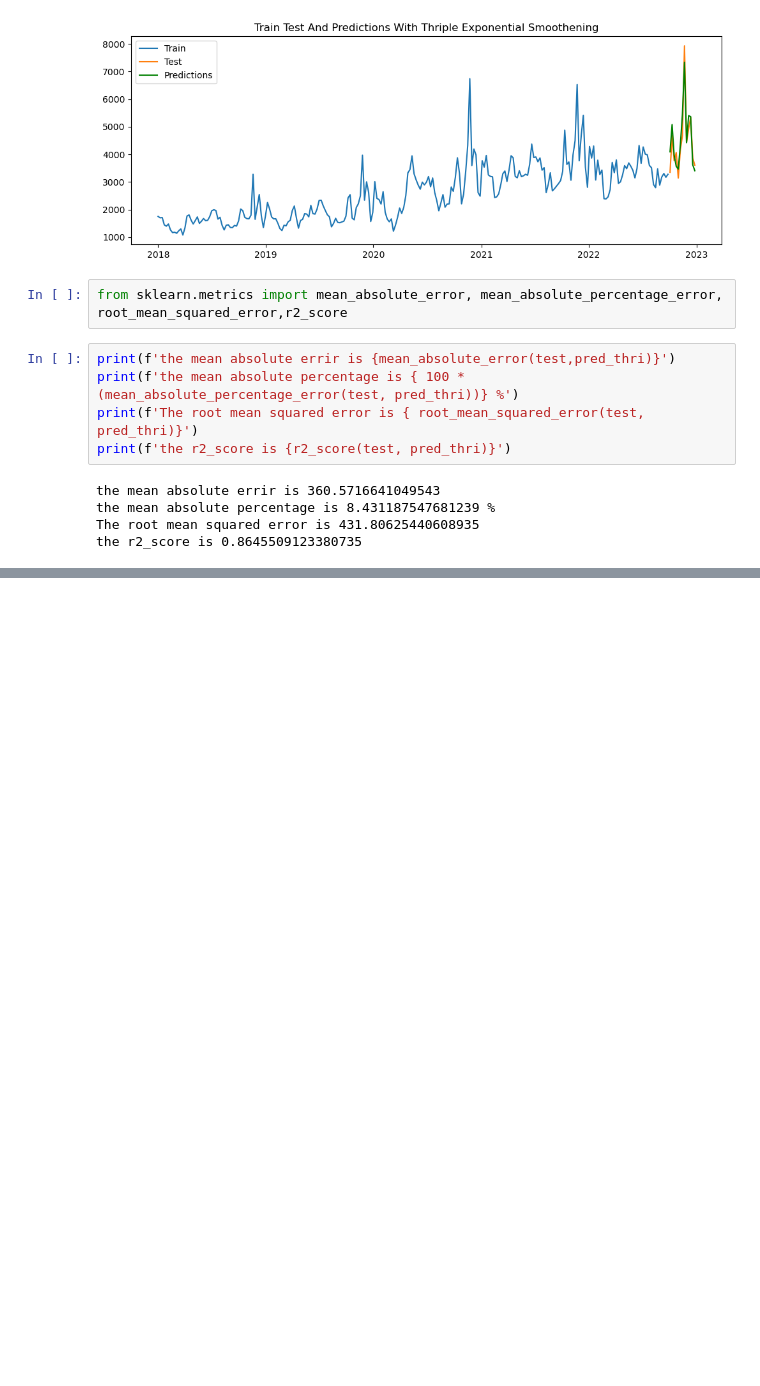
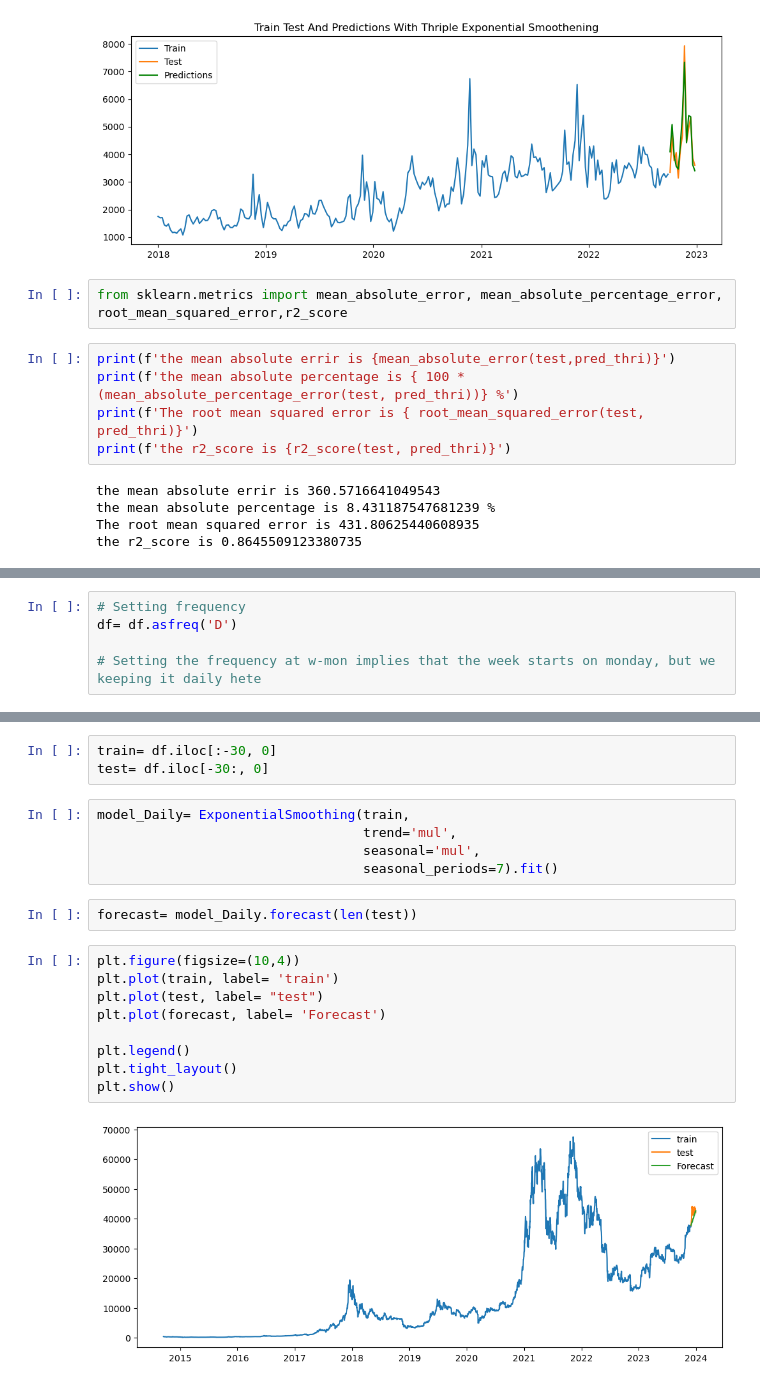
Before and after one commit to steve1-1269/time_series_analysis, a Jupyter notebook: exponential_smooting.ipynb, the cells around one changed output, grey strips where cells are left out. Drawn from its saved outputs; the diff is of its cells as text; blank space fills up the shorter version.

```diff
--- a/exponential_smooting.ipynb
+++ b/exponential_smooting.ipynb
@@ -255,0 +320,5 @@ the r2_score is -0.9184133396175589
+# %%
+# Setting frequency
+df= df.asfreq('D')
+
+# Setting the frequency at w-mon implies that the week starts on monday, but we keeping it daily hete
@@ -255,0 +346,21 @@ the r2_score is -0.9184133396175589
+# %%
+train= df.iloc[:-30, 0]
+test= df.iloc[-30:, 0]
+# %%
+model_Daily= ExponentialSmoothing(train,
+                                  trend='mul',
+                                  seasonal='mul',
+                                  seasonal_periods=7).fit()
+# %%
+forecast= model_Daily.forecast(len(test))
+# %%
+plt.figure(figsize=(10,4))
+plt.plot(train, label= 'train')
+plt.plot(test, label= "test")
+plt.plot(forecast, label= 'Forecast')
+
+plt.legend()
+plt.tight_layout()
+plt.show()
+# %% [output]
+[figure, added]
```
Also changed, not shown: parts of 17 cells of this notebook.
